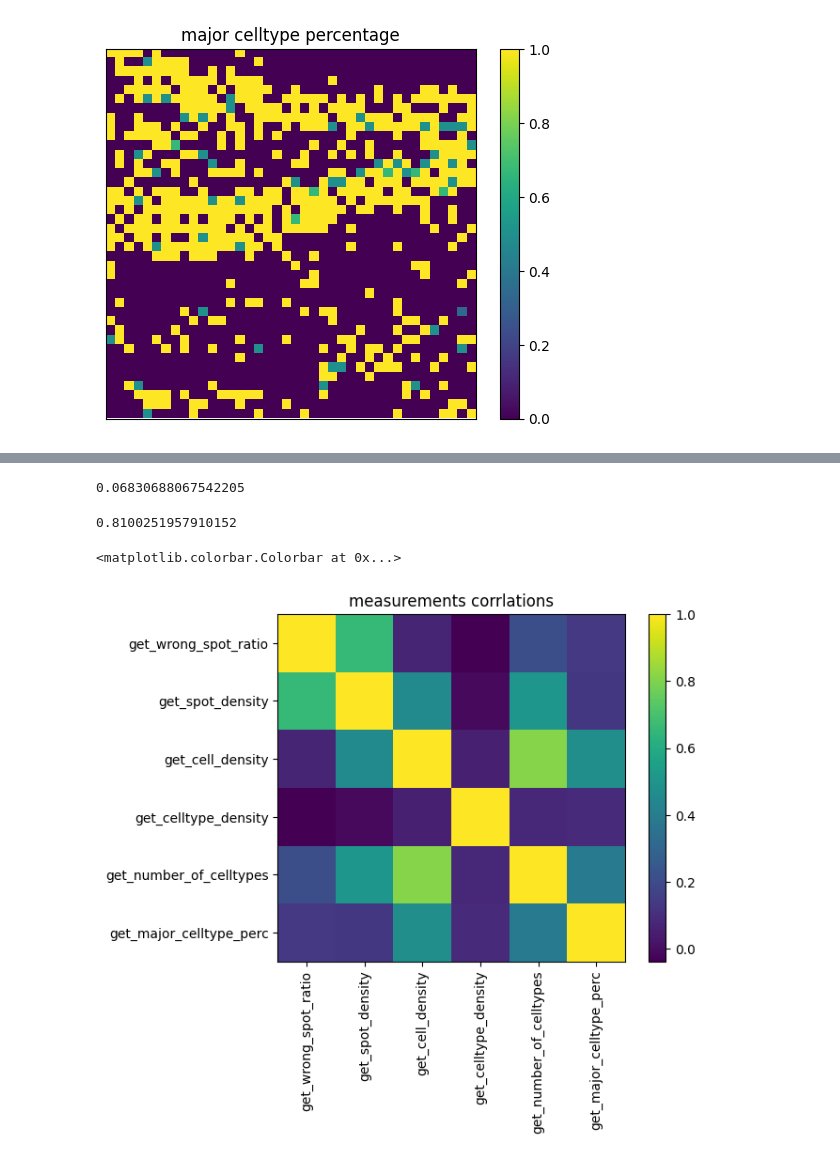
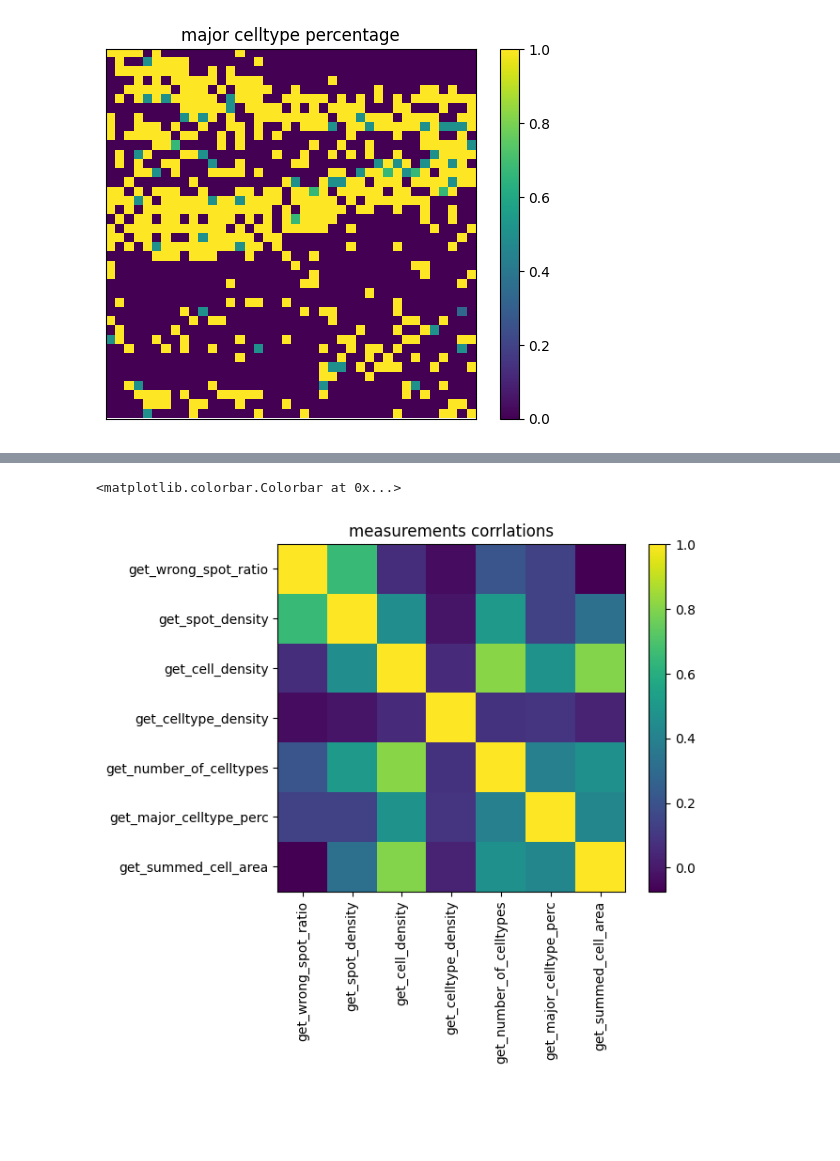
Before and after one commit to j-dichgans/my_txsim, a Jupyter notebook: metric_local.ipynb, the cells around one changed output, grey strips where cells are left out. Drawn from its saved outputs; the diff is of its cells as text; code cells hidden in the pictures; blank space fills up the shorter version.

Commit message:
added summed cell area measurement to metric_local

```diff
--- a/metric_local.ipynb
+++ b/metric_local.ipynb
@@ -808,18 +877,6 @@ def get_correlate_mats(mat_1: np.ndarray, mat_2: np.ndarray):
     corr_coeff = np.corrcoef(mat_1,mat_2)[0,1]
 
     return corr_coeff
-# %%
-A = get_wrong_spot_ratio(adata_exp0,10000,12500,10000,12500,image=None,bins = 20)[0]
-B = get_cell_density(adata_exp0,10000,12500,10000,12500,image=None,bins = 20)[0]
-get_correlate_mats(A,B)
-# %% [output]
-0.06830688067542205
-# %%
-A = get_cell_density(adata_exp0,10000,12500,10000,12500,image=None,bins = 20)[0]
-B = get_number_of_celltypes(adata_exp0,10000,12500,10000,12500,image=None,bins = [20,20])[0]
-get_correlate_mats(A,B)
-# %% [output]
-0.8100251957910152
 # %%
 M_wrong_spot_density = get_wrong_spot_ratio(adata_exp0,10000,12500,10000,12500,image=None,bins = 20)[0]
 M_spot_density = get_spot_density(adata_exp0,["spot in wrong celltype"],10000,12500,10000,12500,image=None,bins = 20)[0]
@@ -827,8 +884,9 @@ M_cell_density = get_cell_density(adata_exp0,10000,12500,10000,12500,image=None,
 M_celltype_density = get_celltype_density(adata_exp0,"CA3", 10000,12500,10000,12500,image=None,bins = [20,20])[0]
 M_number_of_celltypes = get_number_of_celltypes(adata_exp0,10000,12500,10000,12500,image=None,bins = [20,20])[0]
 M_major_celltype_perc = get_major_celltype_perc(adata_exp0,10000,12500,10000,12500,image=None,bins = [20,20])[0]
+M_summed_cell_area = get_summed_cell_area(adata_exp0,10000,12500,10000,12500,image=None,bins = [20,20])[0]
 # %%
-measurements = [M_wrong_spot_density,M_spot_density,M_cell_density,M_celltype_density,M_number_of_celltypes,M_major_celltype_perc]
+measurements = [M_wrong_spot_density,M_spot_density,M_cell_density,M_celltype_density,M_number_of_celltypes,M_major_celltype_perc,M_summed_cell_area]
 n = len(measurements)
 A = np.zeros((n,n))
 for i in range(n):
@@ -837,13 +895,13 @@ for i in range(n):
 # %%
 fig,ax = plt.subplots()
 ax.set_title("measurements corrlations")
 plot = plt.imshow(A)
-ax.set_xticks([0,1,2,3,4,5],["get_wrong_spot_ratio","get_spot_density","get_cell_density",
-               "get_celltype_density","get_number_of_celltypes","get_major_celltype_perc"])
+ax.set_xticks([0,1,2,3,4,5,6],["get_wrong_spot_ratio","get_spot_density","get_cell_density",
+               "get_celltype_density","get_number_of_celltypes","get_major_celltype_perc","get_summed_cell_area"])
 plt.xticks(rotation = 90)
-ax.set_yticks([0,1,2,3,4,5],["get_wrong_spot_ratio","get_spot_density","get_cell_density",
-               "get_celltype_density","get_number_of_celltypes","get_major_celltype_perc"])
+ax.set_yticks([0,1,2,3,4,5,6],["get_wrong_spot_ratio","get_spot_density","get_cell_density",
+               "get_celltype_density","get_number_of_celltypes","get_major_celltype_perc","get_summed_cell_area"])
 fig.colorbar(plot)
 # %% [output]
 <matplotlib.colorbar.Colorbar at 0x...>
-[figure, old version]
+[figure, new version]
```
Also changed, not shown: parts of 8 cells of this notebook, 1 other file.
